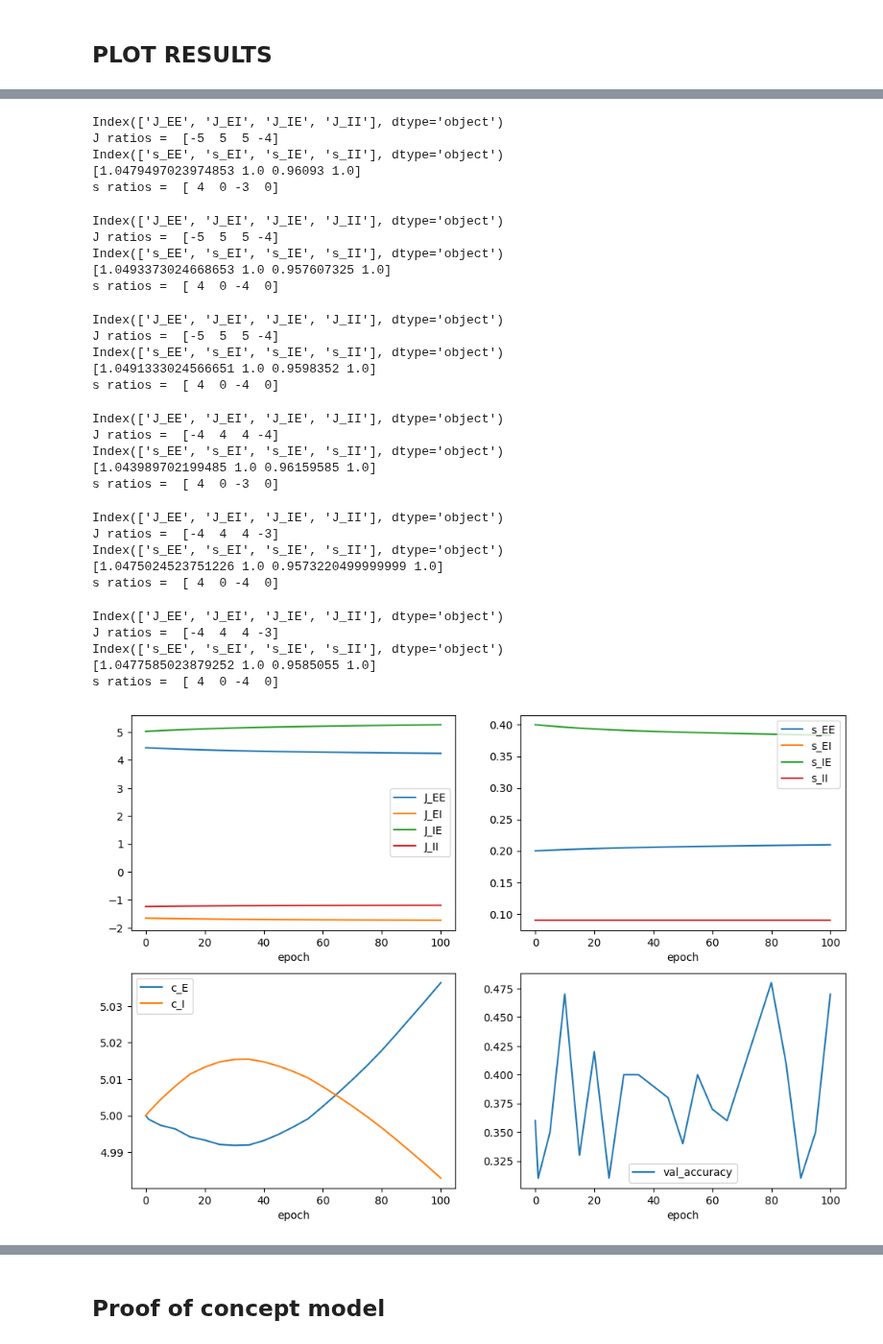
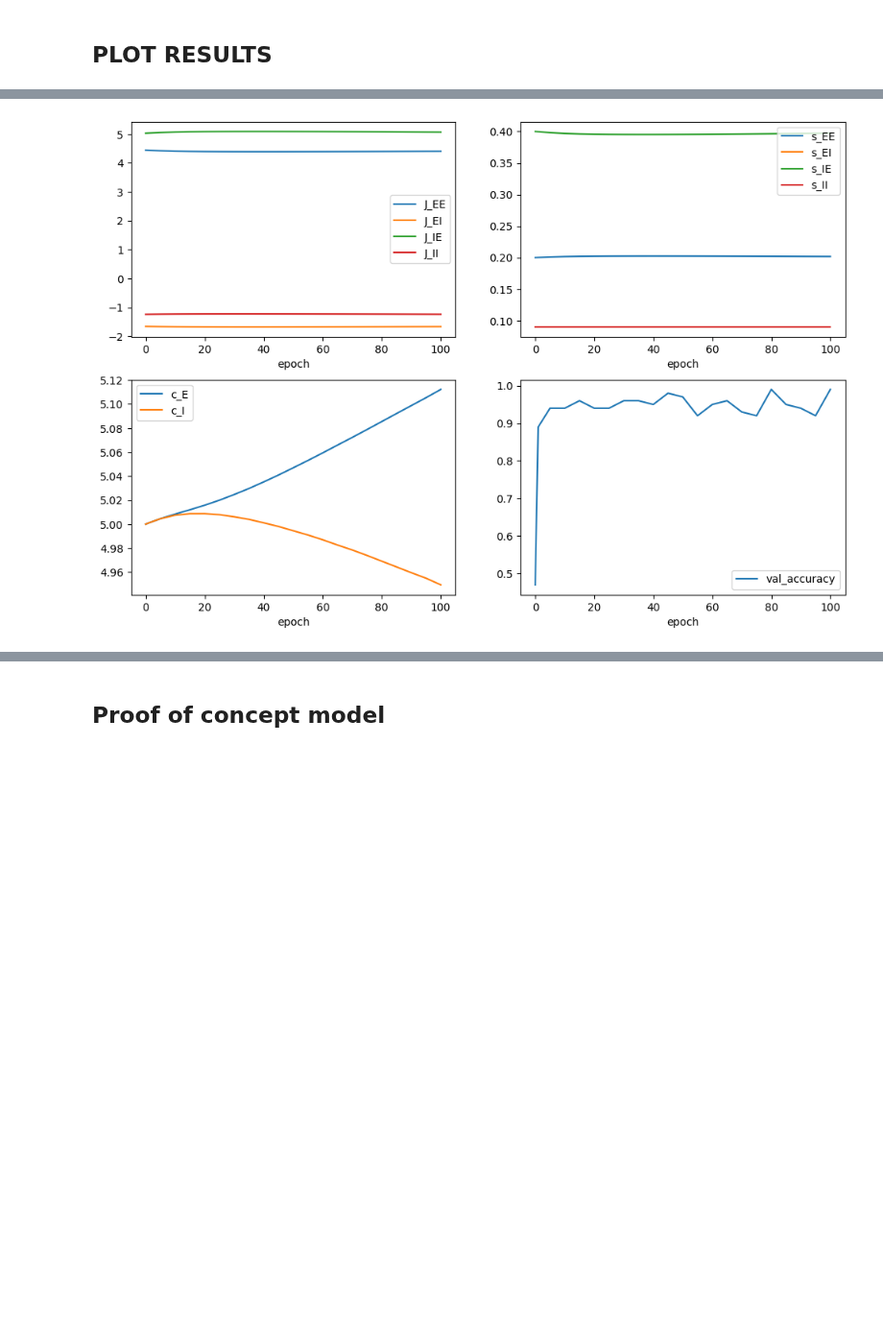
Before and after one commit to clarapecci/SSN_VPL, a Jupyter notebook: 2D_model_new_constant.ipynb, the cells around one changed output, grey strips where cells are left out. Shown at 96% size. Drawn from its saved outputs; the diff is of its cells as text; code cells hidden in the pictures; blank space fills up the shorter version.

```diff
--- a/2D_model_new_constant.ipynb
+++ b/2D_model_new_constant.ipynb
@@ -474,16 +616,2 @@ all_acc, low_acc = initial_acc( opt_pars, ssn_pars, grid_pars, conn_pars, filter
 # %% [markdown]
 ## PLOT RESULTS
-# %%
-def plot_results(results_file, title=None):
-
-    results = pd.read_csv(results_file, header = 0)
-    fig, axes = plt.subplots(nrows=2, ncols=2, figsize=(12,8))
-
-    results.plot(x='epoch', y=["J_EE", "J_EI", "J_IE", "J_II"], ax=axes[0,0])
-    results.plot(x='epoch', y=["s_EE", "s_EI", "s_IE", "s_II"], ax = axes[0,1])
-    results.plot(x='epoch', y=["c_E", "c_I"], ax = axes[1,0])
-    results.plot(x='epoch', y = 'val_accuracy', ax = axes[1,1])
-
-    if title:
-        fig.suptitle(title)
-    fig.show()
@@ -528,54 +641,6 @@ s ratios =  [ 4  0 -3  0]
-# %%
-param_ratios(results_batch100_offset05)
-# %% [output]
-Index(['J_EE', 'J_EI', 'J_IE', 'J_II'], dtype='object')
-J ratios =  [-5  5  5 -4]
-Index(['s_EE', 's_EI', 's_IE', 's_II'], dtype='object')
-[1.0479497023974853 1.0 0.96093 1.0]
-s ratios =  [ 4  0 -3  0]
-# %%
-param_ratios(results_batch100_offset05_2)
-# %% [output]
-Index(['J_EE', 'J_EI', 'J_IE', 'J_II'], dtype='object')
-J ratios =  [-5  5  5 -4]
-Index(['s_EE', 's_EI', 's_IE', 's_II'], dtype='object')
-[1.0493373024668653 1.0 0.957607325 1.0]
-s ratios =  [ 4  0 -4  0]
-# %%
-param_ratios(results_batch100_offset05_3)
-# %% [output]
-Index(['J_EE', 'J_EI', 'J_IE', 'J_II'], dtype='object')
-J ratios =  [-5  5  5 -4]
-Index(['s_EE', 's_EI', 's_IE', 's_II'], dtype='object')
-[1.0491333024566651 1.0 0.9598352 1.0]
-s ratios =  [ 4  0 -4  0]
-# %%
-param_ratios(results_batch100_offset10_w2)
-# %% [output]
-Index(['J_EE', 'J_EI', 'J_IE', 'J_II'], dtype='object')
-J ratios =  [-4  4  4 -4]
-Index(['s_EE', 's_EI', 's_IE', 's_II'], dtype='object')
-[1.043989702199485 1.0 0.96159585 1.0]
-s ratios =  [ 4  0 -3  0]
-# %%
-param_ratios(results_batch100_offset10_w1)
-# %% [output]
-Index(['J_EE', 'J_EI', 'J_IE', 'J_II'], dtype='object')
-J ratios =  [-4  4  4 -3]
-Index(['s_EE', 's_EI', 's_IE', 's_II'], dtype='object')
-[1.0475024523751226 1.0 0.9573220499999999 1.0]
-s ratios =  [ 4  0 -4  0]
-# %%
-param_ratios(results_batch100_offset10_w4)
-# %% [output]
-Index(['J_EE', 'J_EI', 'J_IE', 'J_II'], dtype='object')
-J ratios =  [-4  4  4 -3]
-Index(['s_EE', 's_EI', 's_IE', 's_II'], dtype='object')
-[1.0477585023879252 1.0 0.9585055 1.0]
-s ratios =  [ 4  0 -4  0]
 # %%
-plot_results(results_batch100_offset10_w4)
+plot_results(noisy_results)
 # %% [output]
-[figure, old version]
+[figure, new version]
 # %%
 plot_results(results_batch100_offset10_w3)
```
Also changed, not shown: parts of 23 cells of this notebook.
